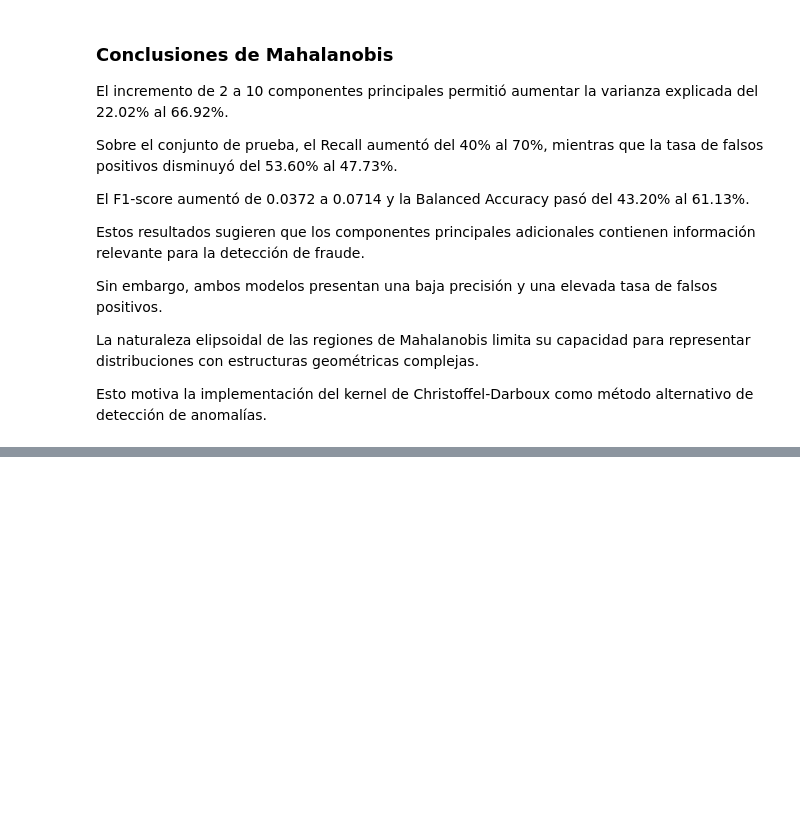
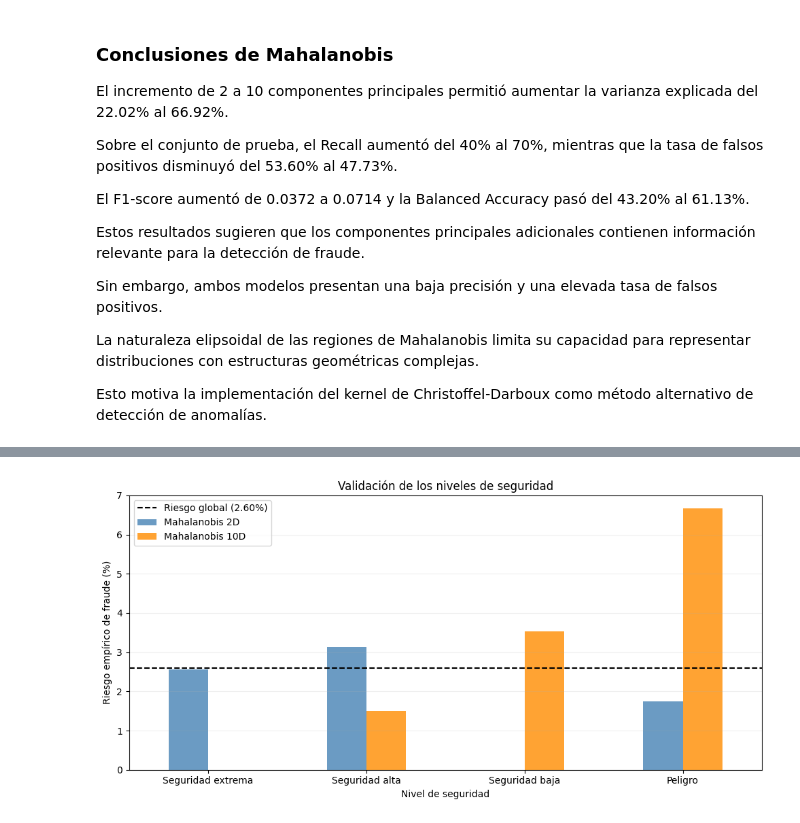
Before and after one commit to IvanSotomyor/financial_fraud_detector, a Jupyter notebook: notebooks/main.ipynb, the cells around one changed output, grey strips where cells are left out. Saved outputs shown, nothing was run; the diff lists cells and outputs as text; code cells hidden in the pictures; blank space fills up the shorter version.

```diff
--- a/notebooks/main.ipynb
+++ b/notebooks/main.ipynb
@@ -2244,0 +2535,20 @@ de anomalías.
+# %%
+df_validacion_seguridad_2d = validar_seguridad(
+    y_test,
+    scores_test_maha_2d,
+    radios_maha_2d,
+    df_seguridad_maha_2d
+)
+
+df_validacion_seguridad_10d = validar_seguridad(
+    y_test,
+    scores_test_maha_10d,
+    radios_maha_10d,
+    df_seguridad_maha_10d
+)
+
+print("Mahalanobis 2D - Prueba")
+display(df_validacion_seguridad_2d.round(4))
+
+print("Mahalanobis 10D - Prueba")
+display(df_validacion_seguridad_10d.round(4))
@@ -2244,0 +2570,39 @@ de anomalías.
+# %%
+fig, ax = plt.subplots(figsize=(10, 5))
+
+df_comparacion_seguridad = pd.DataFrame({
+    "Mahalanobis 2D": (
+        df_validacion_seguridad_2d["riesgo_pct"]
+    ),
+    "Mahalanobis 10D": (
+        df_validacion_seguridad_10d["riesgo_pct"]
+    )
+})
+
+df_comparacion_seguridad.plot(
+    kind="bar",
+    ax=ax,
+    color=["steelblue", "darkorange"],
+    alpha=0.8,
+    rot=0
+)
+
+riesgo_global_test = np.mean(y_test) * 100
+
+ax.axhline(
+    riesgo_global_test,
+    color="black",
+    linestyle="--",
+    label=f"Riesgo global ({riesgo_global_test:.2f}%)"
+)
+
+ax.set_title("Validación de los niveles de seguridad")
+ax.set_xlabel("Nivel de seguridad")
+ax.set_ylabel("Riesgo empírico de fraude (%)")
+ax.legend()
+ax.grid(axis="y", alpha=0.2)
+
+plt.tight_layout()
+plt.show()
+# %% [output]
+[figure, added]
```
Also changed, not shown: parts of 114 cells of this notebook.
